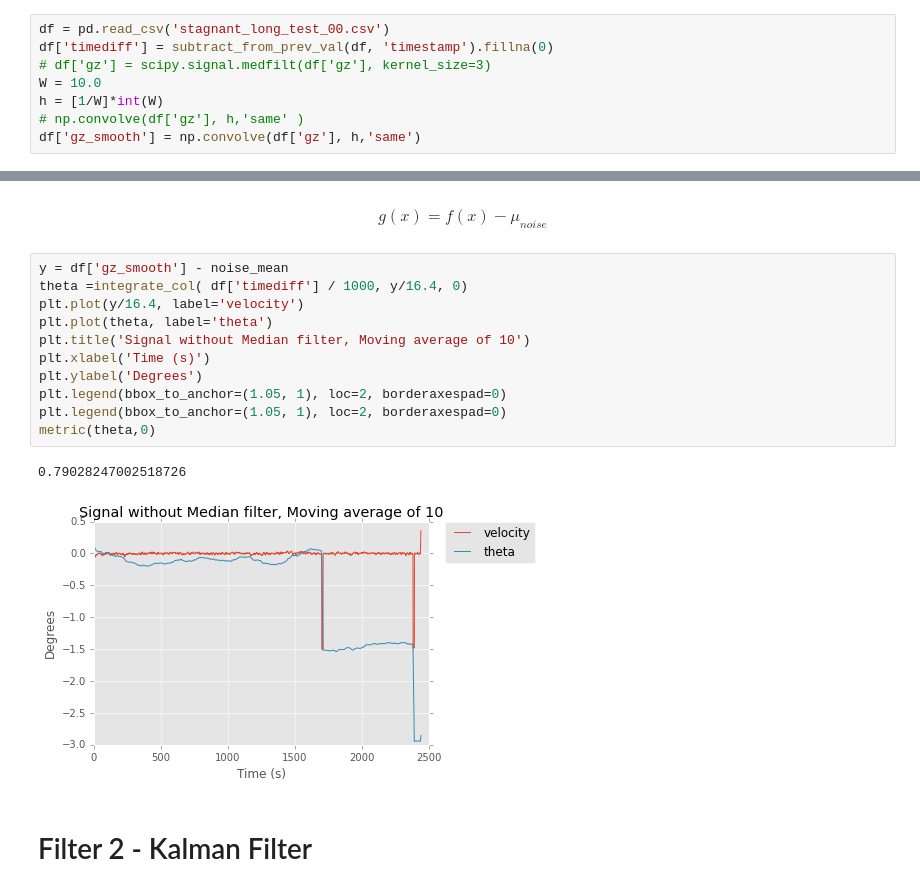
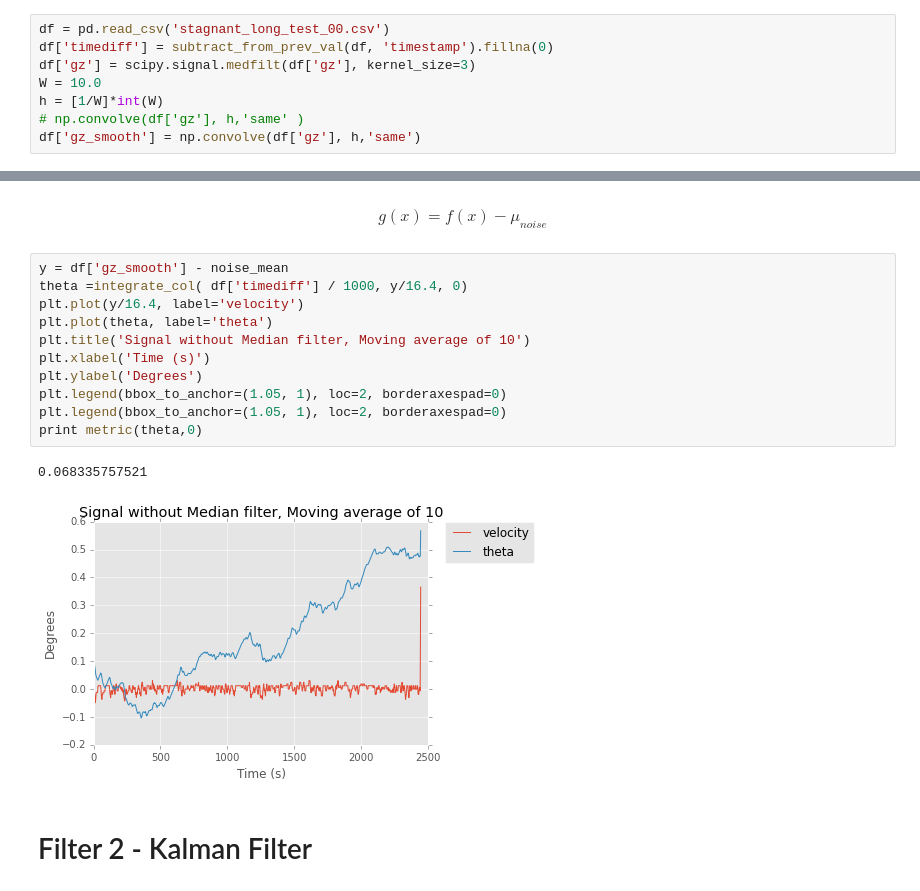
Before and after one commit to chrisngan24/fydp, a Jupyter notebook: experimental/kalman_filter/init_analysis.ipynb, the cells around one changed output, grey strips where cells are left out. Cells and saved outputs as stored; diff of their text form.

```diff
--- a/experimental/kalman_filter/init_analysis.ipynb
+++ b/experimental/kalman_filter/init_analysis.ipynb
@@ -51,7 +56,7 @@ To remove this noise from the signal, different signal techniques could be appli
 # %%
 df = pd.read_csv('stagnant_long_test_00.csv')
 df['timediff'] = subtract_from_prev_val(df, 'timestamp').fillna(0)
-# df['gz'] = scipy.signal.medfilt(df['gz'], kernel_size=3)
+df['gz'] = scipy.signal.medfilt(df['gz'], kernel_size=3)
 W = 10.0
 h = [1/W]*int(W)
 # np.convolve(df['gz'], h,'same' )
@@ -80,17 +85,17 @@ $$ g(x) = f(x) - \mu_{noise} $$
 # %%
 y = df['gz_smooth'] - noise_mean
 theta =integrate_col( df['timediff'] / 1000, y/16.4, 0)
 plt.plot(y/16.4, label='velocity')
 plt.plot(theta, label='theta')
 plt.title('Signal without Median filter, Moving average of 10')
 plt.xlabel('Time (s)')
 plt.ylabel('Degrees')
 plt.legend(bbox_to_anchor=(1.05, 1), loc=2, borderaxespad=0)
 plt.legend(bbox_to_anchor=(1.05, 1), loc=2, borderaxespad=0)
-metric(theta,0)
+print metric(theta,0)
 # %% [output]
-0.79028247002518726
+0.068335757521
-[figure, old version]
+[figure, new version]
 # %% [markdown]
 # Filter 2 -  Kalman Filter
 # %%
```
Also changed, not shown: parts of 2 cells of this notebook.
